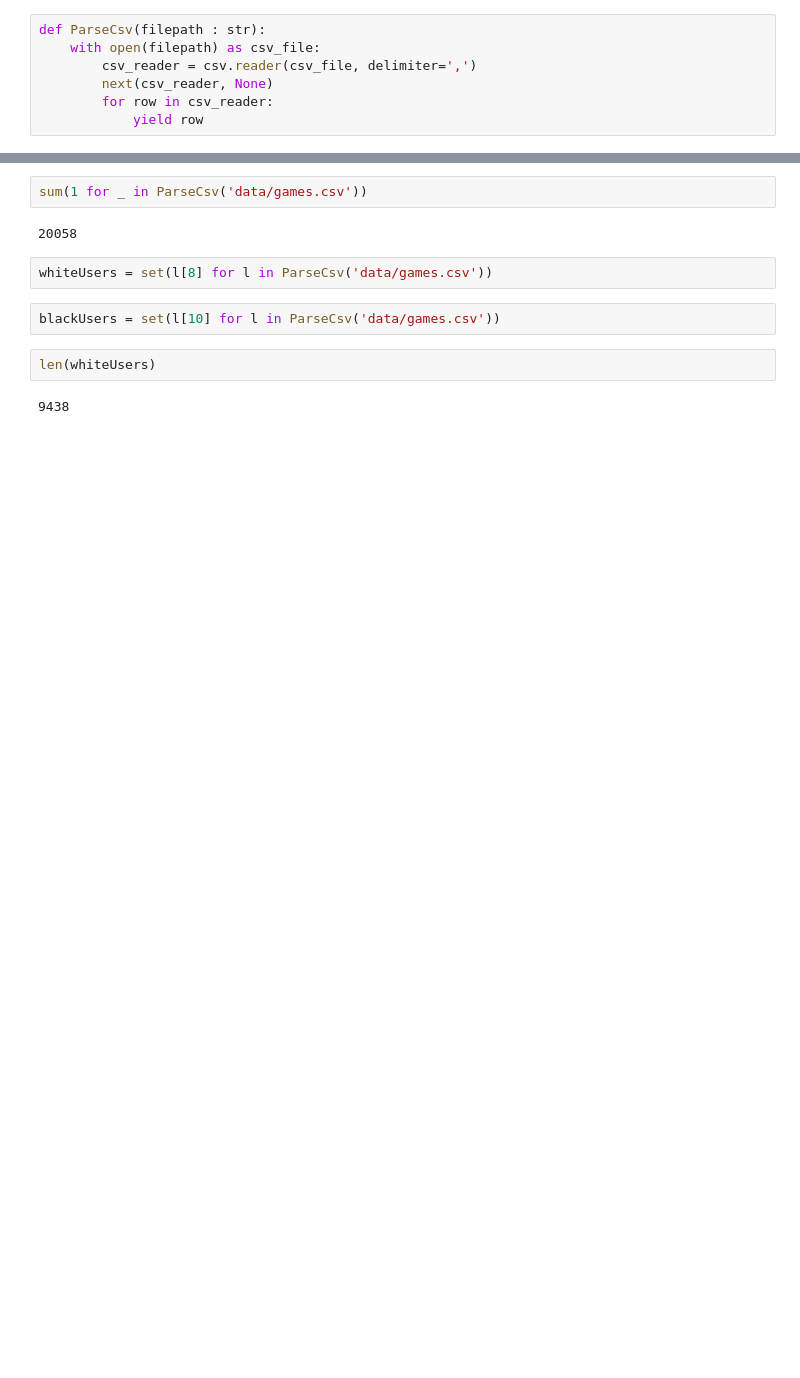
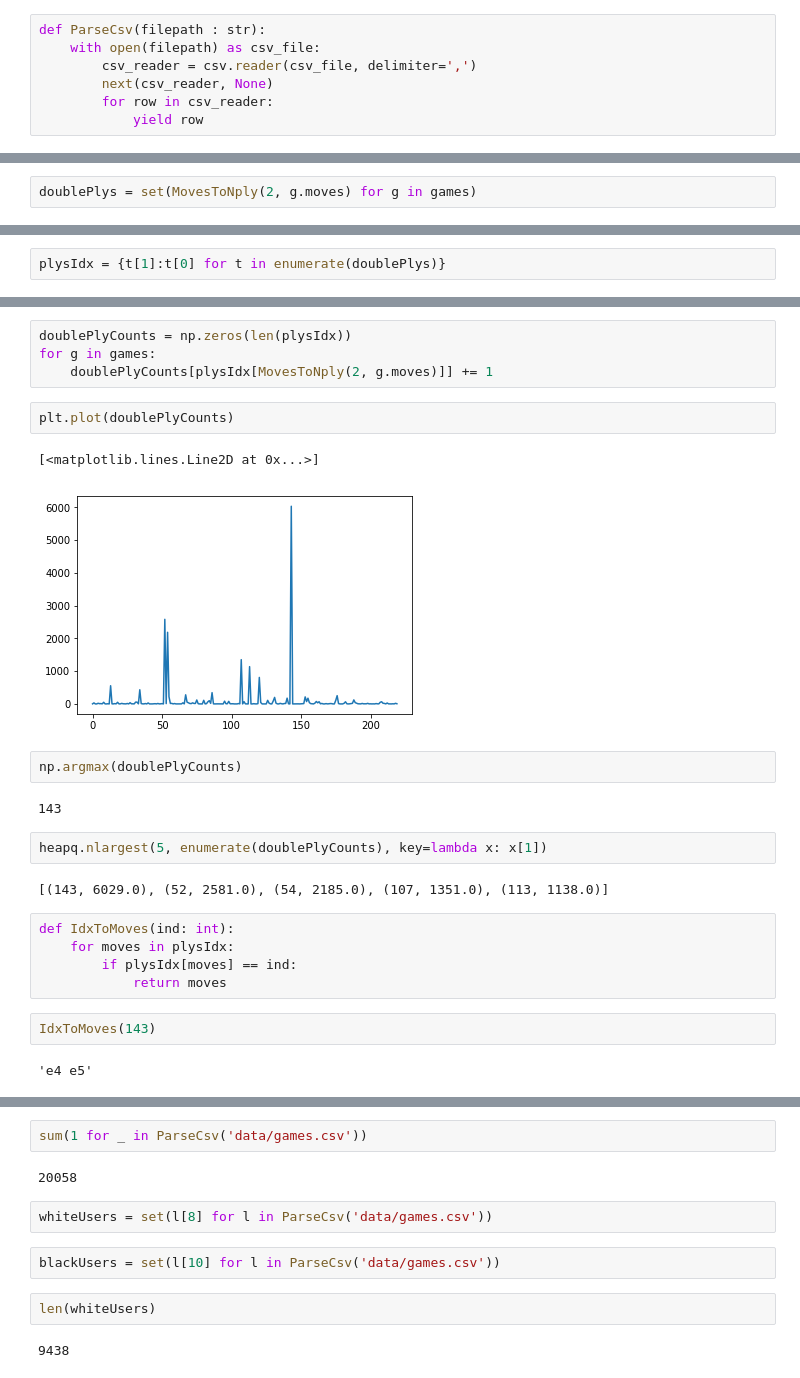
Before and after one commit to graskovi/ChessCheck, a Jupyter notebook: CSE158_Assignment2.ipynb, the cells around one changed output, grey strips where cells are left out. Drawn from its saved outputs; the diff is of its cells as text; blank space fills up the shorter version.

```diff
--- a/CSE158_Assignment2.ipynb
+++ b/CSE158_Assignment2.ipynb
@@ -100,0 +136,2 @@ Game x31mXlvc, rated False, turns 25, status resign, winner white
+# %%
+doublePlys = set(MovesToNply(2, g.moves) for g in games)
@@ -100,0 +169,2 @@ Game x31mXlvc, rated False, turns 25, status resign, winner white
+# %%
+plysIdx = {t[1]:t[0] for t in enumerate(doublePlys)}
@@ -100,0 +191,26 @@ Game x31mXlvc, rated False, turns 25, status resign, winner white
+# %%
+doublePlyCounts = np.zeros(len(plysIdx))
+for g in games:
+    doublePlyCounts[plysIdx[MovesToNply(2, g.moves)]] += 1
+# %%
+plt.plot(doublePlyCounts)
+# %% [output]
+[<matplotlib.lines.Line2D at 0x...>]
+[figure, added]
+# %%
+np.argmax(doublePlyCounts)
+# %% [output]
+143
+# %%
+heapq.nlargest(5, enumerate(doublePlyCounts), key=lambda x: x[1])
+# %% [output]
+[(143, 6029.0), (52, 2581.0), (54, 2185.0), (107, 1351.0), (113, 1138.0)]
+# %%
+def IdxToMoves(ind: int):
+    for moves in plysIdx:
+        if plysIdx[moves] == ind:
+            return moves
+# %%
+IdxToMoves(143)
+# %% [output]
+'e4 e5'
```
Also changed, not shown: parts of 82 cells of this notebook.
